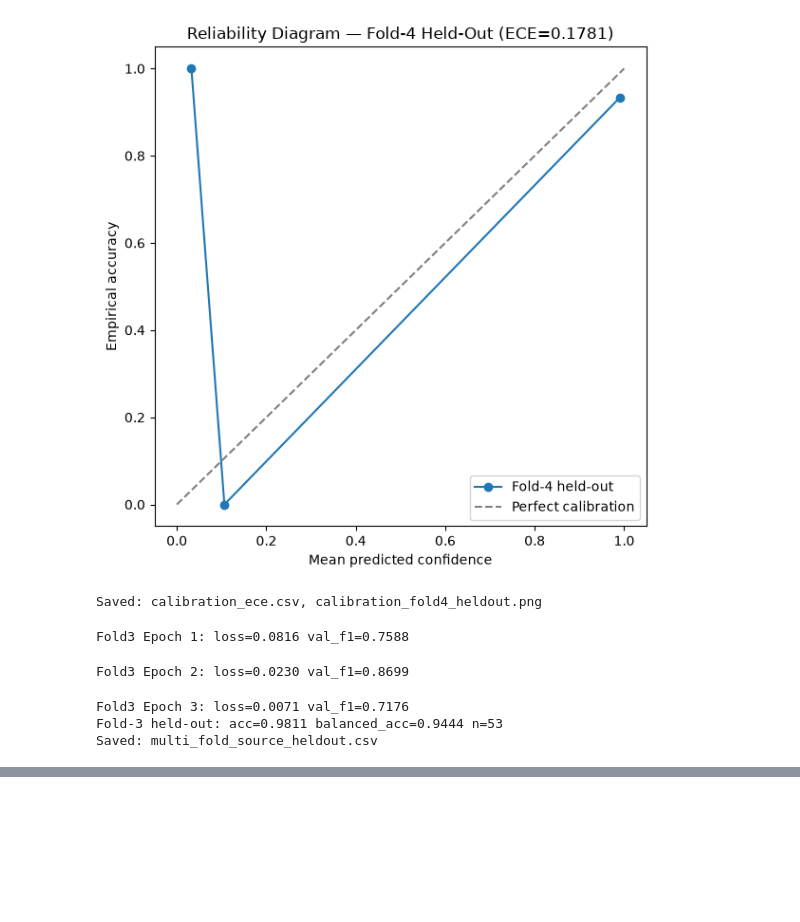
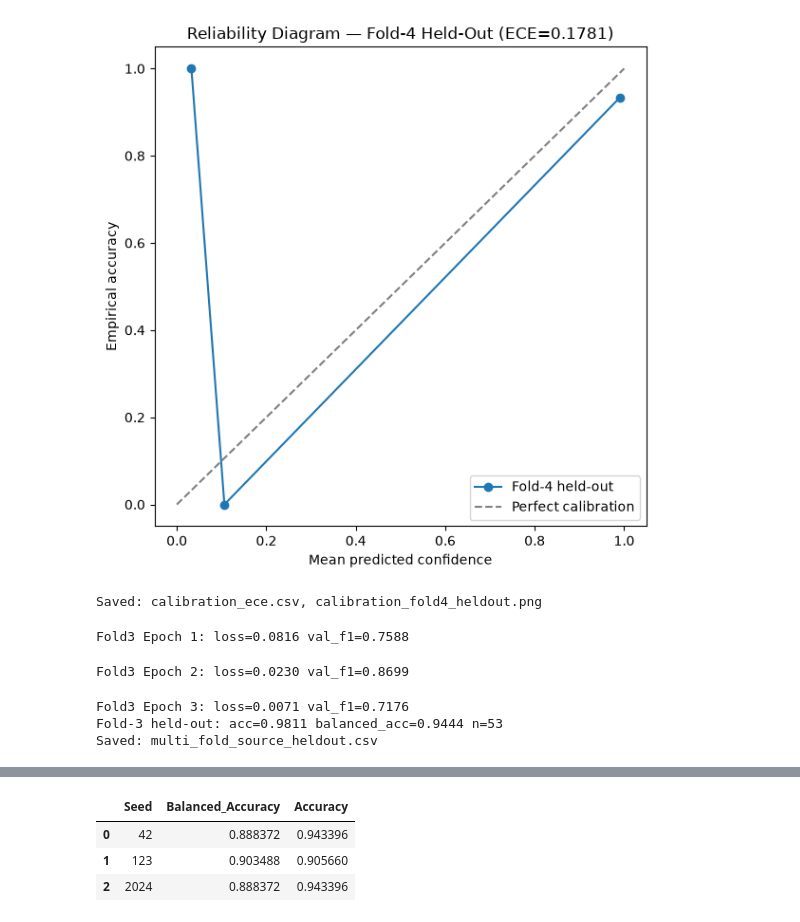
Before and after one commit to jaimulhaque/banglafake-detection, a Jupyter notebook: notebooks/05_ablation_interpretability.ipynb, the cells around one changed output, grey strips where cells are left out. Cells and saved outputs as stored; diff of their text form; code cells hidden in the pictures; blank space fills up the shorter version.

```diff
--- a/notebooks/05_ablation_interpretability.ipynb
+++ b/notebooks/05_ablation_interpretability.ipynb
@@ -2041,3 +2041,23 @@ Fold3 Epoch 2: loss=0.0230 val_f1=0.8699
 Fold3 Epoch 3: loss=0.0071 val_f1=0.7176
 Fold-3 held-out: acc=0.9811 balanced_acc=0.9444 n=53
 Saved: multi_fold_source_heldout.csv
+# %%
+# Cell 35b: Patch eval_split to guard single-class ROC-AUC (val split imbalance fix)
+def eval_split(model, loader, device):
+    model.eval(); preds, ys, probs = [], [], []
+    with torch.no_grad():
+        for batch in tqdm(loader, desc="Eval", leave=False):
+            ids = batch['input_ids'].to(device); am = batch['attention_mask'].to(device)
+            y = batch['labels'].to(device)
+            logits = model(ids, am)
+            probs.extend(torch.softmax(logits, dim=1)[:,1].cpu().numpy())
+            preds.extend(torch.argmax(logits, dim=1).cpu().numpy())
+            ys.extend(y.cpu().numpy())
+    roc = roc_auc_score(ys, probs) if len(set(ys)) > 1 else float("nan")
+    return {"Accuracy": accuracy_score(ys, preds),
+            "Precision": precision_score(ys, preds, zero_division=0),
+            "Recall": recall_score(ys, preds, zero_division=0),
+            "F1": f1_score(ys, preds, zero_division=0),
+            "ROC-AUC": roc}
+
+print("group_val_final label distribution:", group_val_final["label"].value_counts().to_dict())
@@ -2076,0 +2586,59 @@ print("Saved: fold4_multiseed_heldout.csv")
+# %%
+# Cell 41: Source-Balanced/Group-Weighted Sampling Mitigation
+from torch.utils.data import WeightedRandomSampler
+
+# Weight each sample inversely to its source's frequency, so every source
+# contributes roughly equally to each training batch regardless of size.
+source_counts = group_train_final["Source"].value_counts()
+sample_weights = group_train_final["Source"].map(lambda s: 1.0 / source_counts[s]).values
+sample_weights = torch.DoubleTensor(sample_weights)
+
+print("Source count range:", source_counts.min(), "-", source_counts.max())
+print("Sample weight range:", sample_weights.min().item(), "-", sample_weights.max().item())
+
+balanced_sampler = WeightedRandomSampler(sample_weights, num_samples=len(sample_weights), replacement=True)
+balanced_train_loader = DataLoader(
+    BanglaFakeNewsDataset(group_train_final, tokenizer, MAX_LENGTH),
+    batch_size=8, sampler=balanced_sampler
+)
+
+balanced_results = []
+for seed in [42, 123, 2024]:
+    set_seed(seed)
+    bal_model = BanglaBERTOnly(MODEL_NAME).to(device)
+    opt = AdamW(bal_model.parameters(), lr=2e-5, weight_decay=0.01)
+    best_f1_b, best_state_b = -1, None
+    for epoch in range(NUM_EPOCHS):
+        tl = train_one_epoch(bal_model, balanced_train_loader, opt, device)
+        vm = eval_split(bal_model, group_val_loader, device)
+        print(f"Seed {seed} Epoch {epoch+1}: loss={tl:.4f} val_f1={vm['F1']:.4f}")
+        if vm["F1"] > best_f1_b:
+            best_f1_b = vm["F1"]
+            best_state_b = {k: v.cpu().clone() for k, v in bal_model.state_dict().items()}
+    bal_model.load_state_dict(best_state_b)
+    bal_model.eval()
+
+    preds, labels = [], []
+    with torch.no_grad():
+        for batch in group_test_loader:
+            ids, am = batch["input_ids"].to(device), batch["attention_mask"].to(device)
+            logits = bal_model(ids, am)
+            preds.extend(torch.argmax(logits, dim=1).cpu().numpy())
+            labels.extend(batch["labels"].numpy())
+    preds, labels = np.array(preds), np.array(labels)
+    bal_acc = balanced_accuracy_score(labels, preds)
+    acc = accuracy_score(labels, preds)
+    balanced_results.append({"Seed": seed, "Balanced_Accuracy": bal_acc, "Accuracy": acc})
+    print(f"Seed {seed} [SOURCE-BALANCED] held-out balanced_acc={bal_acc:.4f}")
+    if seed == 42:
+        torch.save(best_state_b, os.path.join(MODELS_DIR, "source_balanced_banglabert_seed42.pt"))
+    del bal_model; torch.cuda.empty_cache()
+
+balanced_df = pd.DataFrame(balanced_results)
+display(balanced_df)
+print(f"Source-balanced mean: {balanced_df['Balanced_Accuracy'].mean():.4f} ± {balanced_df['Balanced_Accuracy'].std():.4f}")
+print(f"Baseline (unweighted) was:    0.8453 ± 0.0430")
+print(f"Adversarial (DANN) was:       0.7597 ± 0.0408")
+balanced_df.to_csv(os.path.join(REPORTS_DIR, "source_balanced_mitigation_results.csv"), index=False)
+print("Saved: source_balanced_mitigation_results.csv")
+# %% [output]
@@ -2076,0 +2661,4 @@ print("Saved: fold4_multiseed_heldout.csv")
+|  | Seed | Balanced_Accuracy | Accuracy |
+| 0 | 42 | 0.888372 | 0.943396 |
+| 1 | 123 | 0.903488 | 0.905660 |
+| 2 | 2024 | 0.888372 | 0.943396 |
```
Also changed, not shown: parts of 14 cells of this notebook, 7 other files.
